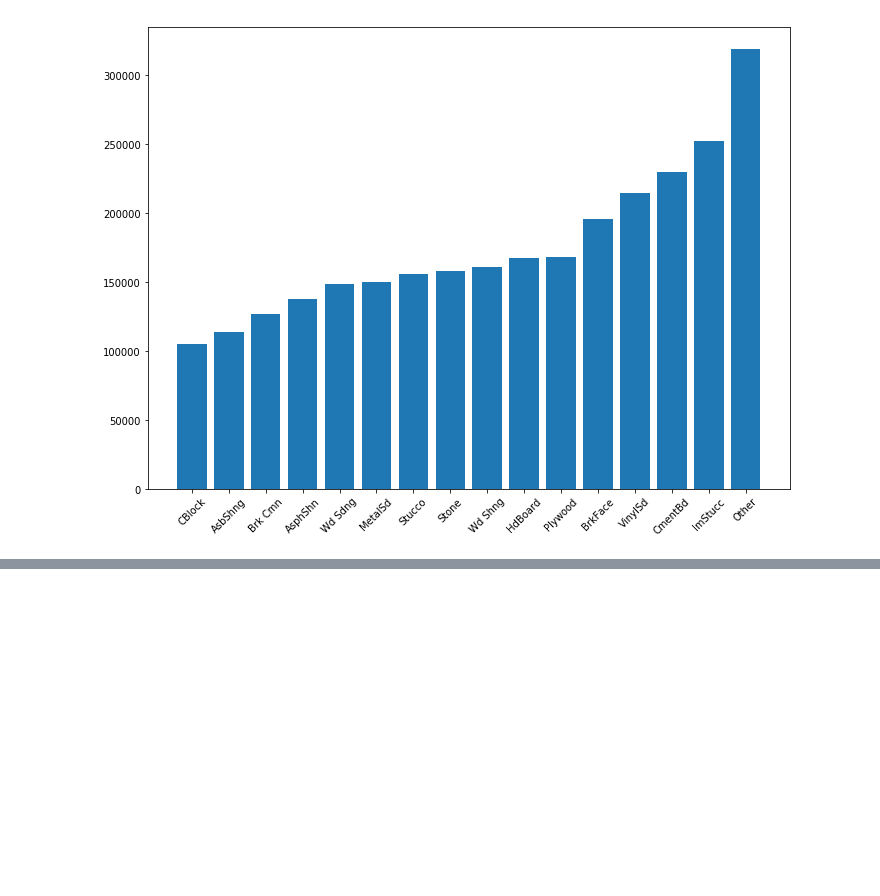
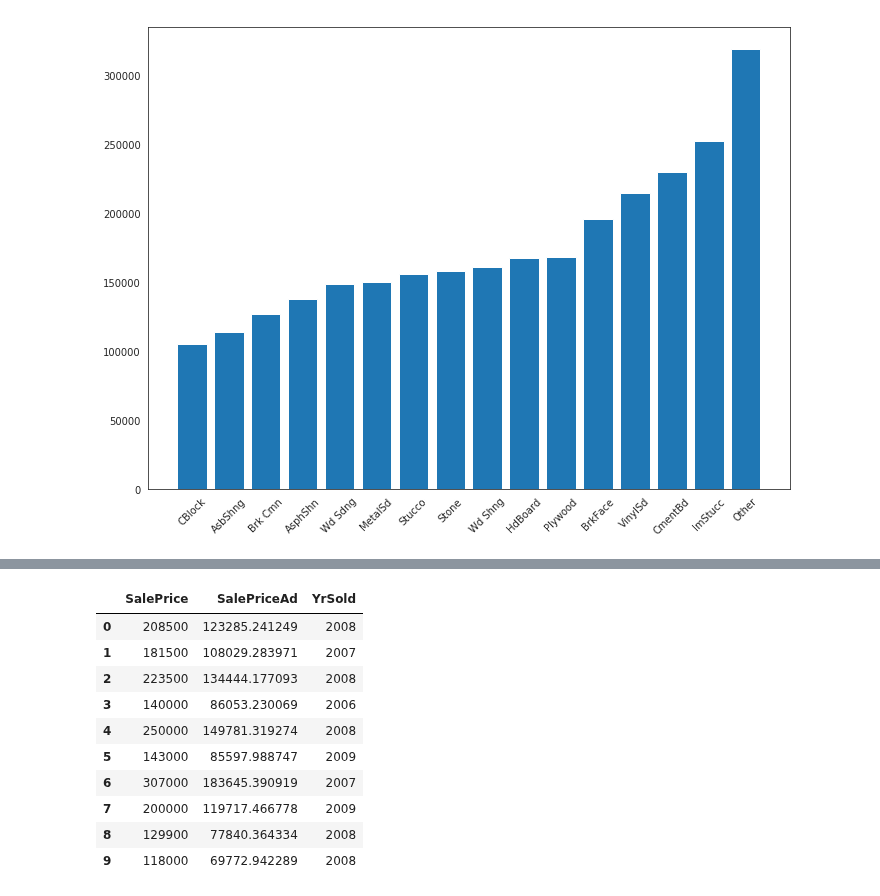
Before and after one commit to TiGaI/HousingPriceKaggleProject3, a Jupyter notebook: ames_eda.ipynb, the cells around one changed output, grey strips where cells are left out. Saved outputs shown, nothing was run; the diff lists cells and outputs as text; code cells hidden in the pictures; blank space fills up the shorter version.

```diff
--- a/ames_eda.ipynb
+++ b/ames_eda.ipynb
@@ -661,0 +696,14 @@ train_full1 = pd.merge(train_full1, interest_rates,  how='left', left_on=['YrSol
+# %%
+train_full1[['SalePrice','SalePriceAd','YrSold']].head(10)
+# %% [output]
+|  | SalePrice | SalePriceAd | YrSold |
+| 0 | 208500 | 123285.241249 | 2008 |
+| 1 | 181500 | 108029.283971 | 2007 |
+| 2 | 223500 | 134444.177093 | 2008 |
+| 3 | 140000 | 86053.230069 | 2006 |
+| 4 | 250000 | 149781.319274 | 2008 |
+| 5 | 143000 | 85597.988747 | 2009 |
+| 6 | 307000 | 183645.390919 | 2007 |
+| 7 | 200000 | 119717.466778 | 2009 |
+| 8 | 129900 | 77840.364334 | 2008 |
+| 9 | 118000 | 69772.942289 | 2008 |
```
Also changed, not shown: parts of 14 cells of this notebook.
